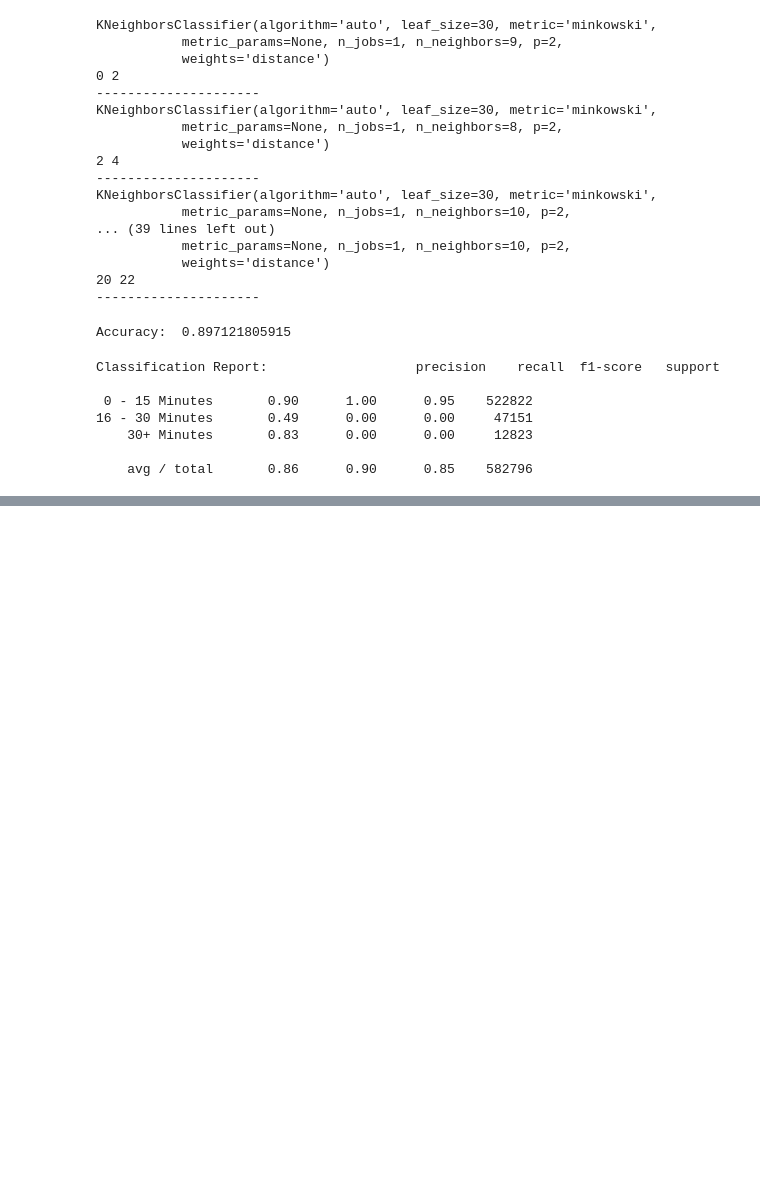
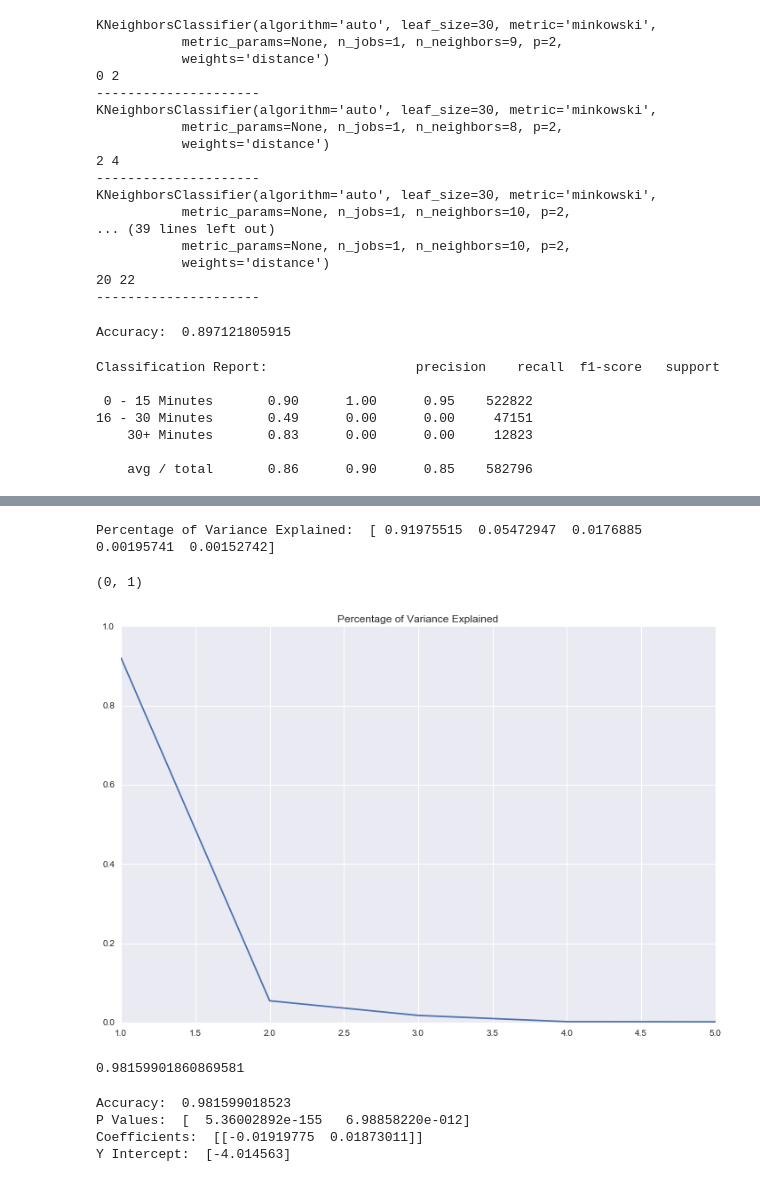
Before and after one commit to aaharrison/GeneralAssembly, a Jupyter notebook: Homework/Connecticut Traffic Stop Data.ipynb, the cells around one changed output, grey strips where cells are left out. Cells and saved outputs as stored; diff of their text form; code cells hidden in the pictures; blank space fills up the shorter version.

```diff
--- a/Homework/Connecticut Traffic Stop Data.ipynb
+++ b/Homework/Connecticut Traffic Stop Data.ipynb
@@ -481,0 +541,19 @@ Classification Report:                   precision    recall  f1-score   support
+# %%
+from sklearn import decomposition
+
+X = df[["Month", "Day of Week", "SubjectRaceCode", "SubjectEthnicityCode", "SubjectSexCode", "SubjectAge",
+    "ResidentIndicator", "TownRecidentIndicator", "InterventionReasonCode", "InterventionDurationCode",
+   "SearchAuthorizationCode", "CustodialArrestIndicator"]]
+
+X.dropna(inplace = True)
+
+le = LabelEncoder()
+for column in X.columns.tolist():
+    if x != "SubjectAge" or x != "CustodialArrestIndicator" :
+        X[column] = le.fit_transform(X[column])
+    else:
+        X[column] = X[column]
+
+y = X["CustodialArrestIndicator"]
+
+X.drop("CustodialArrestIndicator", axis = 1, inplace = True)
@@ -481,0 +571,14 @@ Classification Report:                   precision    recall  f1-score   support
+# %%
+pca = decomposition.PCA(n_components = 5)
+X_pca = pca.fit_transform(X)
+print("Percentage of Variance Explained: ", pca.explained_variance_ratio_)
+variance = pca.explained_variance_ratio_.tolist()
+
+plt.figure(figsize = (12,8))
+plt.plot(pd.DataFrame(data = variance, index = np.arange(1,6).tolist(), columns = ["Variance"]))
+plt.title("Percentage of Variance Explained")
+plt.ylim(0,1)
+# %% [output]
+Percentage of Variance Explained:  [ 0.91975515  0.05472947  0.0176885   0.00195741  0.00152742]
+(0, 1)
+[figure, added]
@@ -481,0 +588,17 @@ Classification Report:                   precision    recall  f1-score   support
+# %%
+lr = LogisticRegression()
+cross_val_score(lr, X_pca, y, cv=10, scoring='accuracy').mean()
+# %% [output]
+0.98159901860869581
+# %%
+# These Coefficents and Intercept dont really mean anything because of PCA
+algo = lr.fit(X_pca, y)
+print("Accuracy: ", algo.score(X_pca, y))
+print("P Values: ", feature_selection.f_regression(X_pca,y)[1])
+print("Coefficients: ", algo.coef_)
+print("Y Intercept: ", algo.intercept_)
+# %% [output]
+Accuracy:  0.981599018523
+P Values:  [  5.36002892e-155   6.98858220e-012]
+Coefficients:  [[-0.01919775  0.01873011]]
+Y Intercept:  [-4.014563]
```
Also changed, not shown: parts of 14 cells of this notebook.
